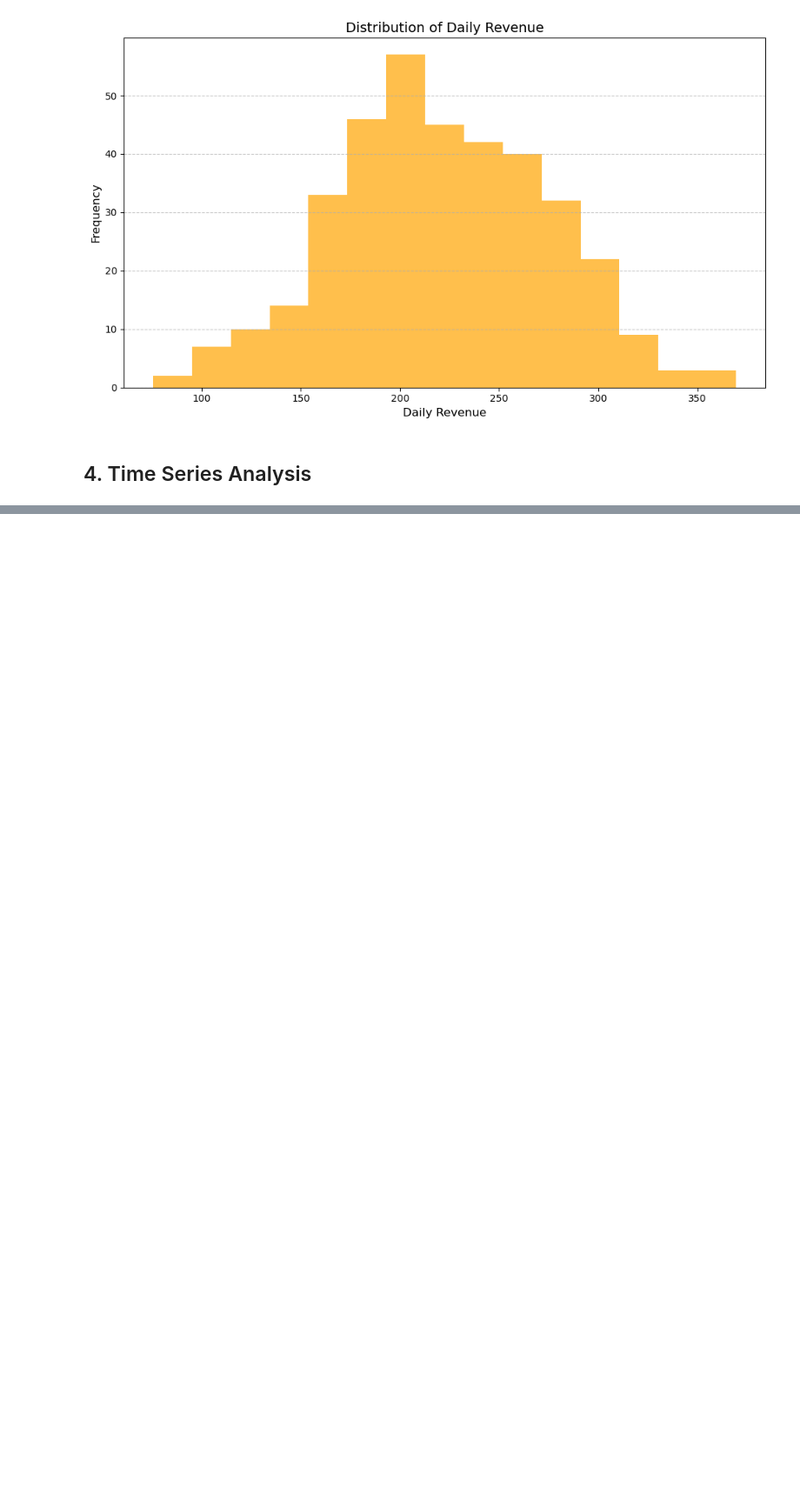
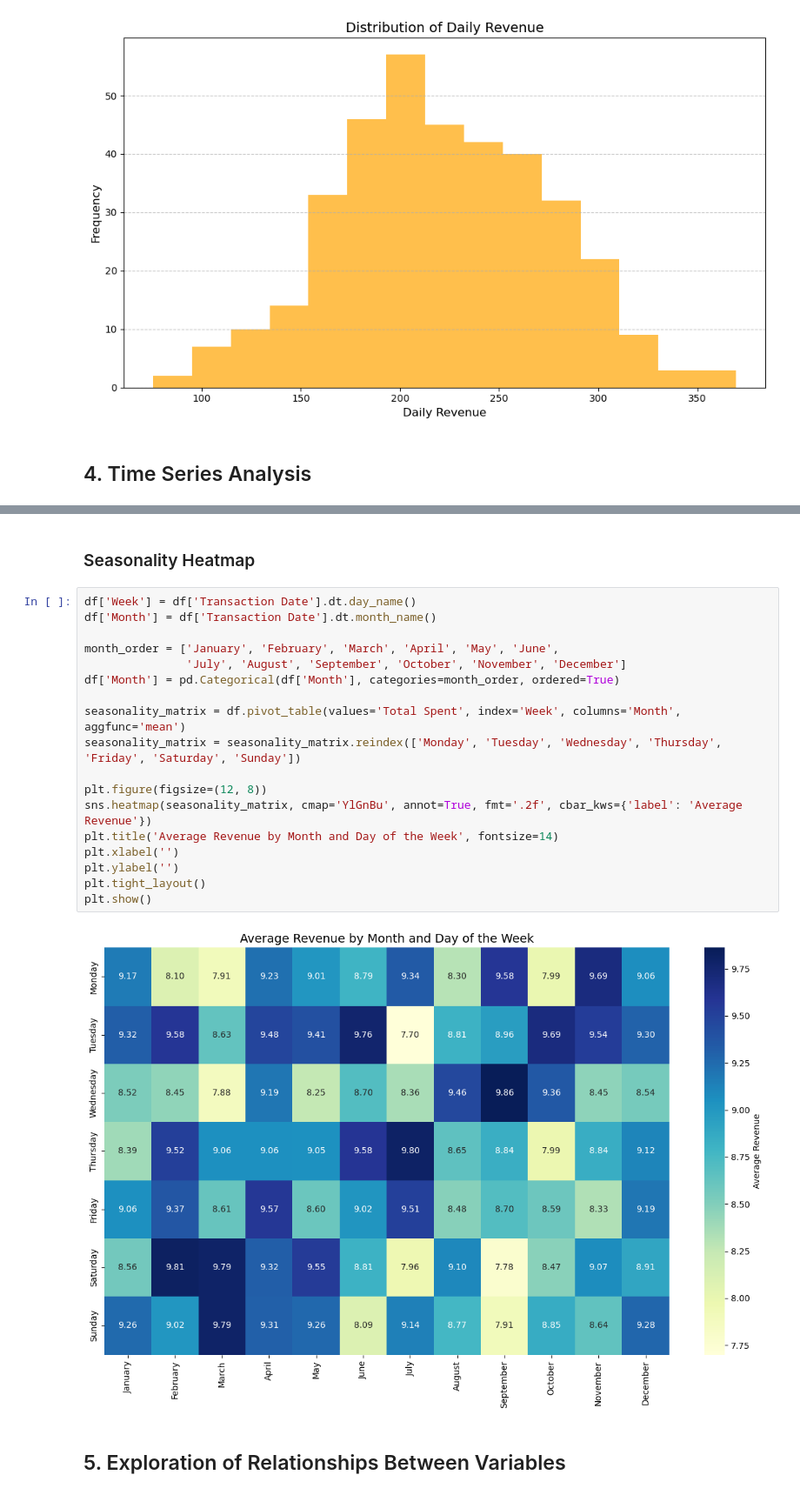
Before and after one commit to martinakvasnickova/Cafe, a Jupyter notebook: analysis/EDA.ipynb, the cells around one changed output, grey strips where cells are left out. Shown: that part at 87% size. Saved outputs shown, nothing was run; the diff lists cells and outputs as text; blank space fills up the shorter version.

```diff
--- a/analysis/EDA.ipynb
+++ b/analysis/EDA.ipynb
@@ -387,0 +421,24 @@ plt.show()
+# %% [markdown]
+### Seasonality Heatmap
+# %%
+df['Week'] = df['Transaction Date'].dt.day_name()
+df['Month'] = df['Transaction Date'].dt.month_name()
+
+month_order = ['January', 'February', 'March', 'April', 'May', 'June',
+               'July', 'August', 'September', 'October', 'November', 'December']
+df['Month'] = pd.Categorical(df['Month'], categories=month_order, ordered=True)
+
+seasonality_matrix = df.pivot_table(values='Total Spent', index='Week', columns='Month', aggfunc='mean')
+seasonality_matrix = seasonality_matrix.reindex(['Monday', 'Tuesday', 'Wednesday', 'Thursday', 'Friday', 'Saturday', 'Sunday'])
+
+plt.figure(figsize=(12, 8))
+sns.heatmap(seasonality_matrix, cmap='YlGnBu', annot=True, fmt='.2f', cbar_kws={'label': 'Average Revenue'})
+plt.title('Average Revenue by Month and Day of the Week', fontsize=14)
+plt.xlabel('')
+plt.ylabel('')
+plt.tight_layout()
+plt.show()
+# %% [output]
+[figure, added]
+# %% [markdown]
+## 5. Exploration of Relationships Between Variables
```
Also changed, not shown: parts of 9 cells of this notebook.
